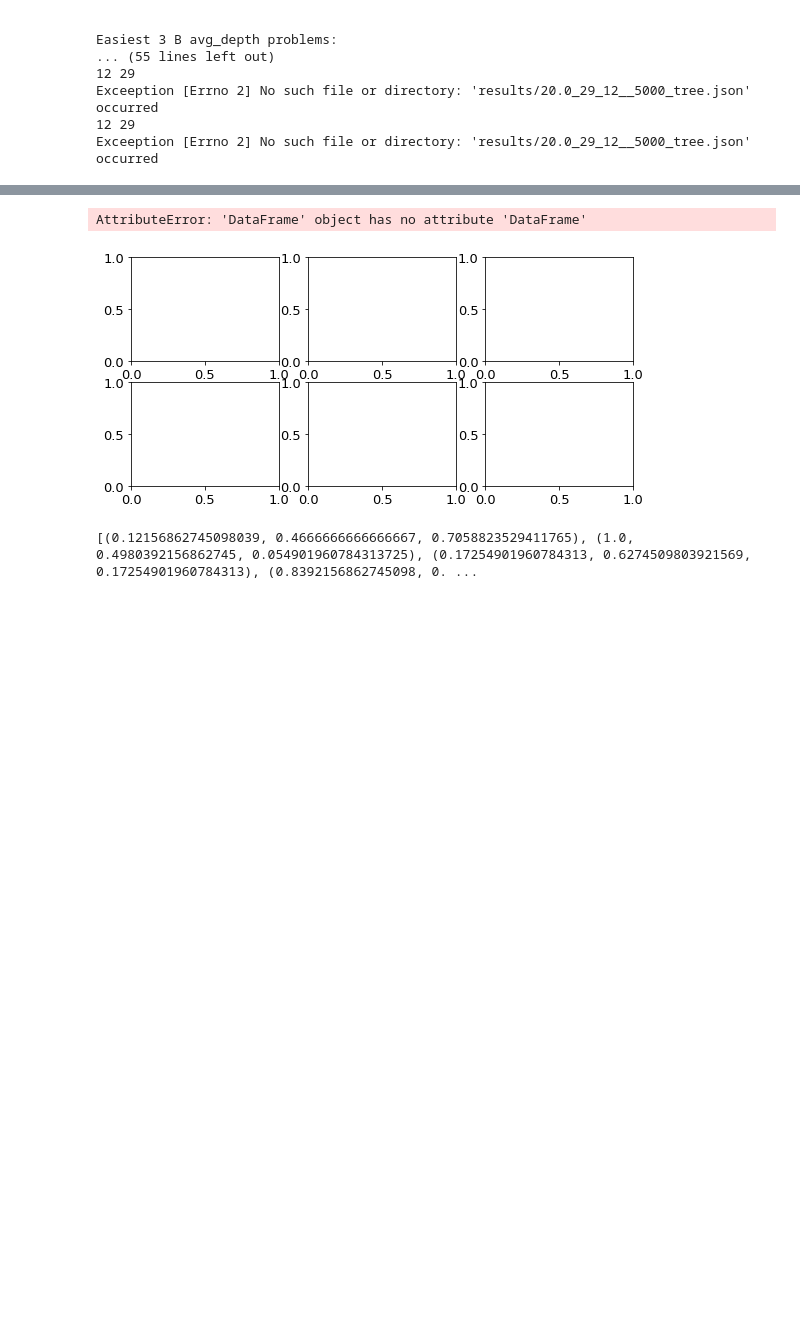
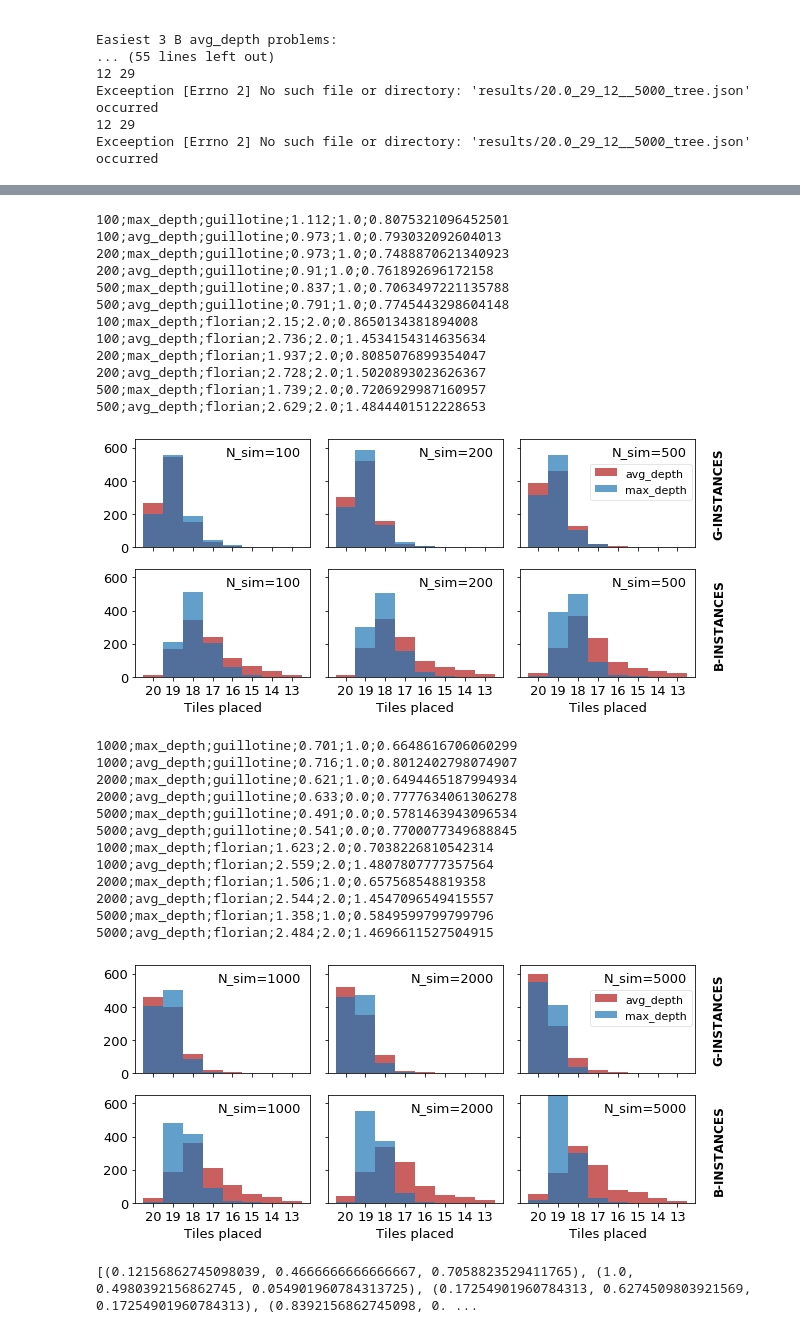
Before and after one commit to igorpejic/visapi, a Jupyter notebook: analsysis.ipynb, the cells around one changed output, grey strips where cells are left out. Cells and saved outputs as stored; diff of their text form; code cells hidden in the pictures; blank space fills up the shorter version.

```diff
--- a/analsysis.ipynb
+++ b/analsysis.ipynb
@@ -728,7 +742,7 @@ Exceeption [Errno 2] No such file or directory: 'results/20.0_29_12__5000_tree.j
 12 29
 Exceeption [Errno 2] No such file or directory: 'results/20.0_29_12__5000_tree.json' occurred
 # %%
-common_args = {'problem_generator': 'florian', 'improved_sel': True, 'solution_tiles_order__isnull': True}
+common_args = {'problem_generator': 'florian', 'improved_sel': True}
 
 N_SIM = [100, 200, 500, 1000, 2000, 5000]
 
@@ -848,7 +861,7 @@ for subp in range(0, 2):
                 n_sim = N_SIM[(i + 3) % 6]
             common_args = {
                 'score__isnull': False, 'improved_sel': True,
-                'n_simulations': n_sim, 'solution_tiles_order__isnull': True
+                'n_simulations': n_sim,
             }
             if problem_type == 'guillotine':
                 common_args['problem_generator'] = 'guillotine'
@@ -898,53 +911,79 @@ for subp in range(0, 2):
             mean = max_depth_scores_df['score'].mean()
             median = max_depth_scores_df['score'].median()
             stddev = max_depth_scores_df['score'].std()
-            axes[j][i].axvline(mean - stddev, linestyle=':', color=color)
-            axes[j][i].axvline(mean + stddev, linestyle=':', color=color)
-            axes[j][i].axvline(mean, color=color)
+            # axes[j][i].axvline(mean - stddev, linestyle=':', color=color)
+            # axes[j][i].axvline(mean + stddev, linestyle=':', color=color)
+            # axes[j][i].axvline(mean, color=color)
             print(f'{n_sim};max_depth;{problem_type};{mean};{median};{stddev}')
 
             color = '#b31b1b'
             mean = avg_depth_scores_df['score'].mean()
             median = avg_depth_scores_df['score'].median()
             stddev = avg_depth_scores_df['score'].std()
             print(f'{n_sim};avg_depth;{problem_type};{mean};{median};{stddev}')
 
-            axes[j][i].axvline(mean - stddev, linestyle=':', color=color, label='$\sigma$')
-            axes[j][i].axvline(mean + stddev, linestyle=':', color=color)
-            axes[j][i].axvline(mean, color=color, label='$\mu$')
+            # axes[j][i].axvline(mean - stddev, linestyle=':', color=color, label='$\sigma$')
+            # axes[j][i].axvline(mean + stddev, linestyle=':', color=color)
+            # axes[j][i].axvline(mean, color=color, label='$\mu$')
 
             #END MEAN AND STDDEV
 
 
             if problem_type == 'florian':
                 axes[j][i].set_xlabel('Tiles placed')
                 axes[j][i].set_xticklabels([21, 20, 19, 18, 17, 16, 15, 14, 13])
             else:
                 axes[j][i].set_xticklabels([])
             if i == 0:
                 pass
                 # axes[j][i].set_ylabel(f'Number of solutions')
             if i > 0:
                 axes[j][i].set_yticklabels([])
             if i == 2 and  problem_type == 'guillotine':
-                handles, labels = axes[j][i].get_legend_handles_labels()
-                handles = handles[::-1]
-                labels = labels[::-1][:2]
-                import matplotlib.lines as mlines
-                mu_line = mlines.Line2D([], [], color='black')
-                handles[2] = mu_line
-                labels.append('$\mu$')
-                sigma_line = mlines.Line2D([], [], color='black', linestyle=':')
-                handles[3] = sigma_line
-                labels.append('$\sigma$')
-                axes[j][i].legend(handles, labels, loc=(0.4, 0.12), framealpha=0.5, fontsize=11)
+                pass
+                # handles, labels = axes[j][i].get_legend_handles_labels()
+                # handles = handles[::-1]
+                # labels = labels[::-1][:2]
+                # import matplotlib.lines as mlines
+                # mu_line = mlines.Line2D([], [], color='black')
+                # handles[2] = mu_line
+                # labels.append('$\mu$')
+                # sigma_line = mlines.Line2D([], [], color='black', linestyle=':')
+                # handles[3] = sigma_line
+                # labels.append('$\sigma$')
+                #axes[j][i].legend(handles, labels, loc=(0.4, 0.12), framealpha=0.5, fontsize=11)
+                axes[j][i].legend(loc=(0.4, 0.44), framealpha=0.5, fontsize=11)
 
     f.tight_layout()
     # plt.rcParams["figure.figsize"] = (8,5)
     plt.show()
 # %% [output]
-AttributeError: 'DataFrame' object has no attribute 'DataFrame'
+100;max_depth;guillotine;1.112;1.0;0.8075321096452501
+100;avg_depth;guillotine;0.973;1.0;0.793032092604013
+200;max_depth;guillotine;0.973;1.0;0.7488870621340923
+200;avg_depth;guillotine;0.91;1.0;0.761892696172158
+500;max_depth;guillotine;0.837;1.0;0.7063497221135788
+500;avg_depth;guillotine;0.791;1.0;0.7745443298604148
+100;max_depth;florian;2.15;2.0;0.8650134381894008
+100;avg_depth;florian;2.736;2.0;1.4534154314635634
+200;max_depth;florian;1.937;2.0;0.8085076899354047
+200;avg_depth;florian;2.728;2.0;1.5020893023626367
+500;max_depth;florian;1.739;2.0;0.7206929987160957
+500;avg_depth;florian;2.629;2.0;1.4844401512228653
-[figure, old version]
+[figure, new version]
+1000;max_depth;guillotine;0.701;1.0;0.6648616706060299
+1000;avg_depth;guillotine;0.716;1.0;0.8012402798074907
+2000;max_depth;guillotine;0.621;1.0;0.6494465187994934
+2000;avg_depth;guillotine;0.633;0.0;0.7777634061306278
+5000;max_depth;guillotine;0.491;0.0;0.5781463943096534
+5000;avg_depth;guillotine;0.541;0.0;0.7700077349688845
+1000;max_depth;florian;1.623;2.0;0.7038226810542314
+1000;avg_depth;florian;2.559;2.0;1.4807807777357564
+2000;max_depth;florian;1.506;1.0;0.657568548819358
+2000;avg_depth;florian;2.544;2.0;1.4547096549415557
+5000;max_depth;florian;1.358;1.0;0.5849599799799796
+5000;avg_depth;florian;2.484;2.0;1.4696611527504915
+[figure, added]
 # %%
 current_palette = sns.color_palette()
 sns.palplot(current_palette)
```
Also changed, not shown: parts of 9 cells of this notebook.
